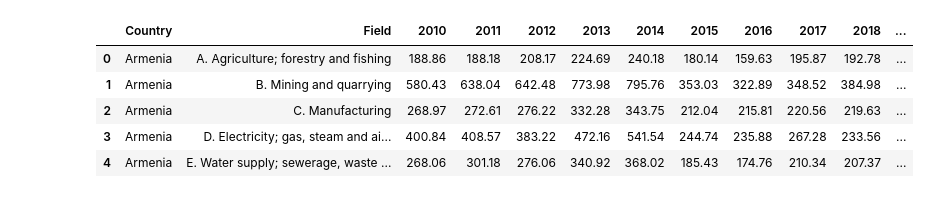
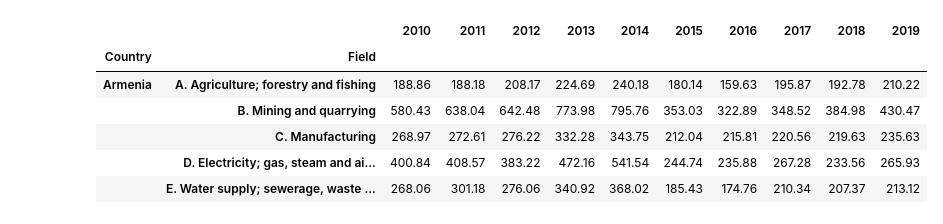
Before and after one commit to Vergenter/familyWealth, a Jupyter notebook: real_wealth_factor_calculation.ipynb, the cells around one changed output. Cells and saved outputs as stored; diff of their text form; code cells hidden in the pictures.

```diff
--- a/real_wealth_factor_calculation.ipynb
+++ b/real_wealth_factor_calculation.ipynb
@@ -14,12 +27,13 @@ cost_of_living.head()
 # %%
 from pandas import read_csv
 filename = 'dataset//earnings_split.csv'
-df_incomes = read_csv(filename)
+df_incomes = read_csv(filename,index_col=["Country","Field"])
 df_incomes.head()
 # %% [output]
-|  | Country | Field | 2010 | 2011 | 2012 | 2013 | 2014 | 2015 | 2016 | 2017 | 2018 | ... |
-| 0 | Armenia | A. Agriculture; forestry and fishing | 188.86 | 188.18 | 208.17 | 224.69 | 240.18 | 180.14 | 159.63 | 195.87 | 192.78 | ... |
-| 1 | Armenia | B. Mining and quarrying | 580.43 | 638.04 | 642.48 | 773.98 | 795.76 | 353.03 | 322.89 | 348.52 | 384.98 | ... |
-| 2 | Armenia | C. Manufacturing | 268.97 | 272.61 | 276.22 | 332.28 | 343.75 | 212.04 | 215.81 | 220.56 | 219.63 | ... |
-| 3 | Armenia | D. Electricity; gas, steam and ai... | 400.84 | 408.57 | 383.22 | 472.16 | 541.54 | 244.74 | 235.88 | 267.28 | 233.56 | ... |
-| 4 | Armenia | E. Water supply; sewerage, waste ... | 268.06 | 301.18 | 276.06 | 340.92 | 368.02 | 185.43 | 174.76 | 210.34 | 207.37 | ... |
+|  |  | 2010 | 2011 | 2012 | 2013 | 2014 | 2015 | 2016 | 2017 | 2018 | 2019 |
+| Country | Field |  |  |  |  |  |  |  |  |  |  |
+| Armenia | A. Agriculture; forestry and fishing | 188.86 | 188.18 | 208.17 | 224.69 | 240.18 | 180.14 | 159.63 | 195.87 | 192.78 | 210.22 |
+|  | B. Mining and quarrying | 580.43 | 638.04 | 642.48 | 773.98 | 795.76 | 353.03 | 322.89 | 348.52 | 384.98 | 430.47 |
+|  | C. Manufacturing | 268.97 | 272.61 | 276.22 | 332.28 | 343.75 | 212.04 | 215.81 | 220.56 | 219.63 | 235.63 |
+|  | D. Electricity; gas, steam and ai... | 400.84 | 408.57 | 383.22 | 472.16 | 541.54 | 244.74 | 235.88 | 267.28 | 233.56 | 265.93 |
+|  | E. Water supply; sewerage, waste ... | 268.06 | 301.18 | 276.06 | 340.92 | 368.02 | 185.43 | 174.76 | 210.34 | 207.37 | 213.12 |
```
Also changed, not shown: parts of 16 cells of this notebook, 3 other files.
